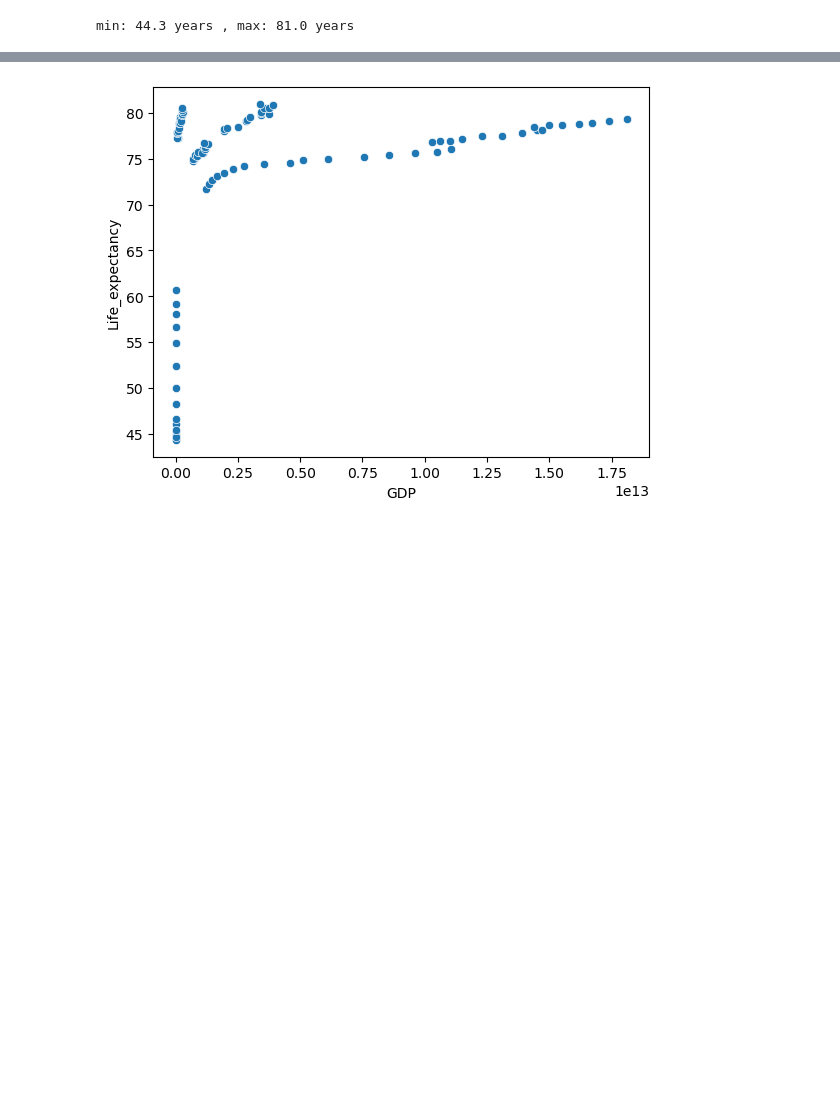
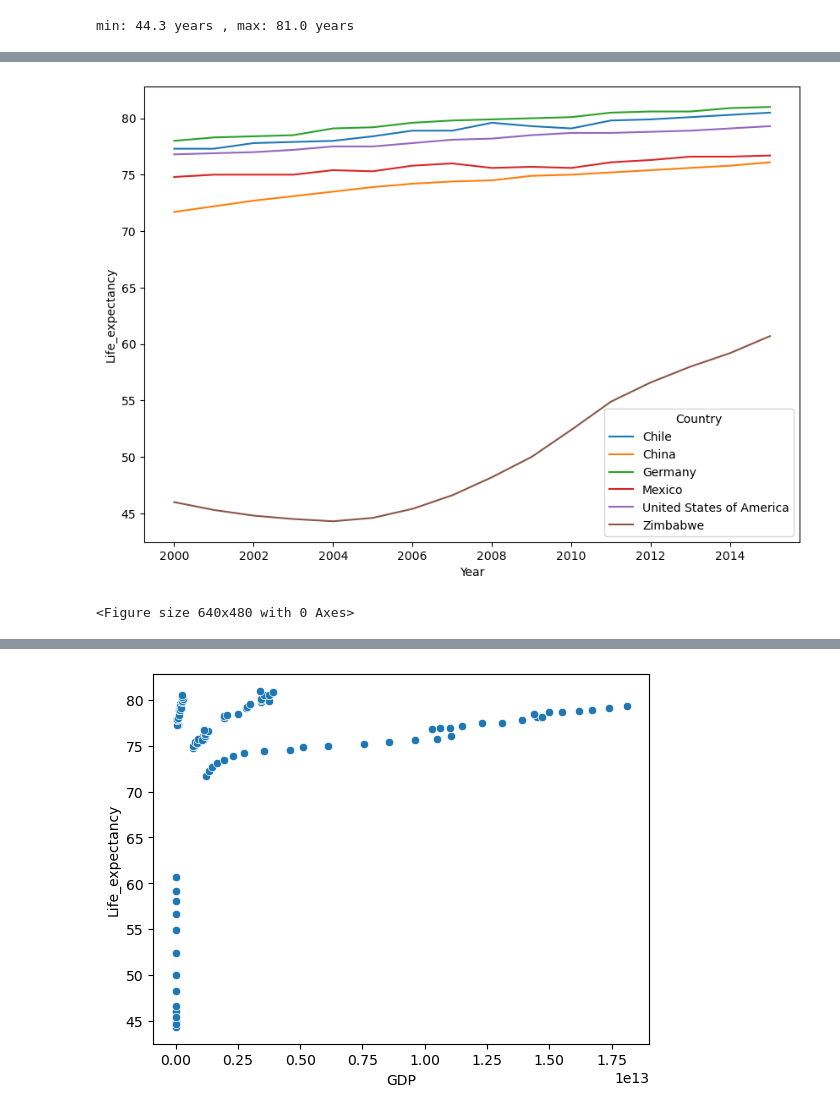
Before and after one commit to YSKAA423/Life_Expectancy_and_GDP, a Jupyter notebook: life_expectancy_gdp.ipynb, the cells around one changed output, grey strips where cells are left out. Drawn from its saved outputs; the diff is of its cells as text; code cells hidden in the pictures; blank space fills up the shorter version.

```diff
--- a/life_expectancy_gdp.ipynb
+++ b/life_expectancy_gdp.ipynb
@@ -161,0 +239,8 @@ The standard variation of Life expectancy : 10.6728823036079 years
+# %%
+plt.figure(figsize = (10,7)) # Ajdusting figure size for more clarity and readability
+sns.lineplot(x="Year",y="Life_expectancy",hue='Country',data=Life_e)
+plt.show()
+plt.clf()
+# %% [output]
+[figure, added]
+<Figure size 640x480 with 0 Axes>
```
Also changed, not shown: parts of 29 cells of this notebook.
